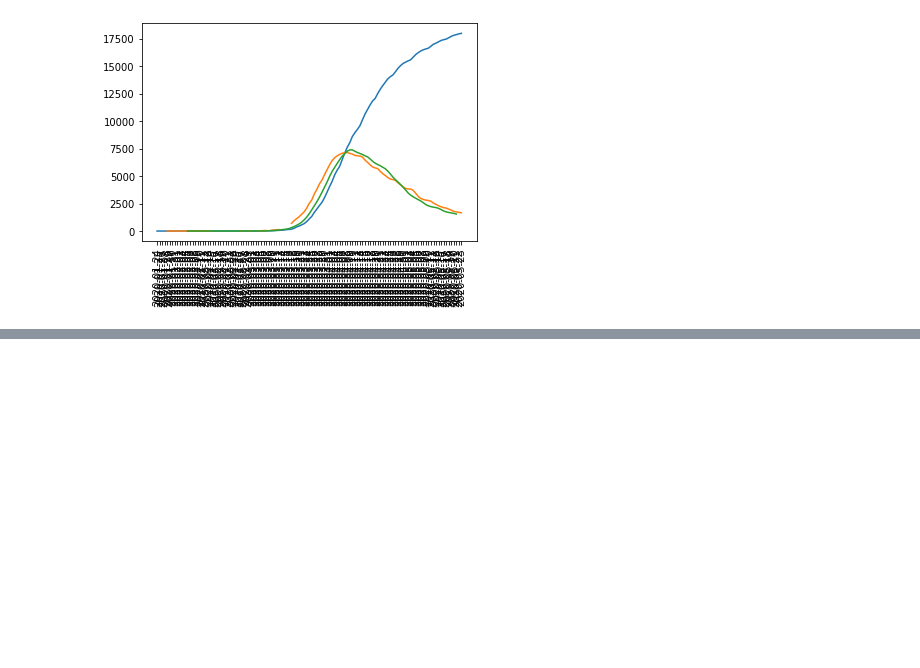
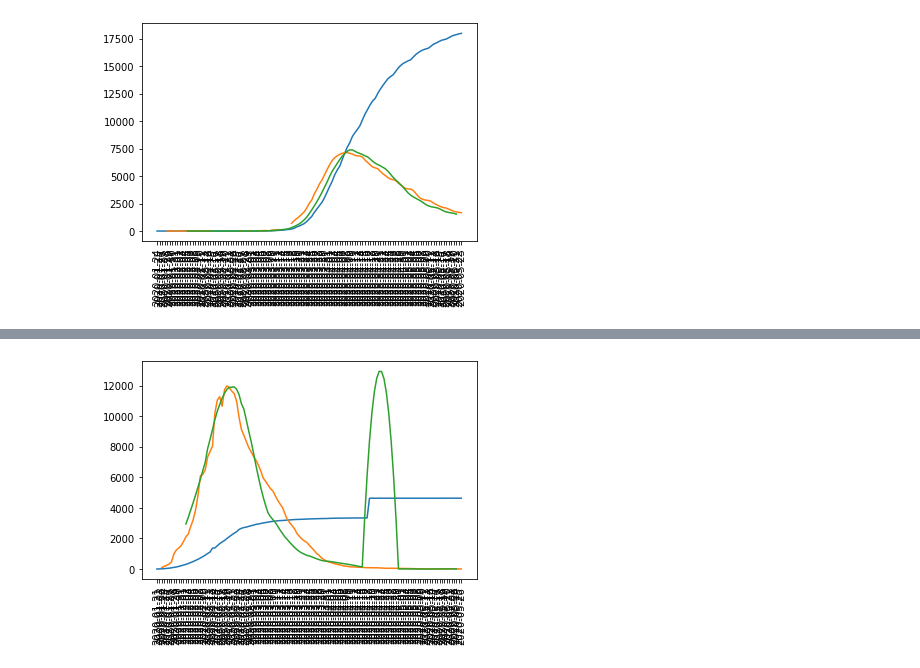
Before and after one commit to jiyingz/COVID19_projections, a Jupyter notebook: predict_severe_from_deaths.ipynb, the cells around one changed output, grey strips where cells are left out. Saved outputs shown, nothing was run; the diff lists cells and outputs as text; code cells hidden in the pictures; blank space fills up the shorter version.

Commit message:
add China severe preds

```diff
--- a/predict_severe_from_deaths.ipynb
+++ b/predict_severe_from_deaths.ipynb
@@ -122,0 +145,7 @@ plt.show()
+# %%
+#Filter for deaths, dropping missing obs
+china_deaths = china[["dateind", "deaths_ttl"]].dropna()
+
+#Add severe case prediction category (= slope * c)
+china_deaths["pred_severe"] = np.nan
+china_deaths
@@ -122,0 +166,20 @@ plt.show()
+# %%
+#Set params
+window_size = 15
+lag_days = 3
+c = 100
+# %%
+#Calculate slopes over a rolling window
+for i in range(window_size, china_deaths.shape[0]+1):
+    X = china_deaths[i-window_size: i]["dateind"].to_numpy().reshape(-1, 1)
+    Y = china_deaths[i-window_size: i]["deaths_ttl"].to_numpy().reshape(-1, 1)
+    regressor = LinearRegression()
+    regressor.fit(X, Y)
+    china_deaths.at[i-lag_days,"pred_severe"] = regressor.coef_[0] * c
+# %%
+#Join back onto full data
+china = pd.merge(china, china_deaths,
+                  how='left',
+                  left_on=["dateind", "deaths_ttl"],
+                  right_on = ["dateind", "deaths_ttl"])
+china
@@ -122,0 +200,10 @@ plt.show()
+# %%
+#Blue = cumulative deaths
+#Orange = actual severe cases
+#Green = predicted severe cases
+plt.plot(china["date"], china["deaths_ttl"], china["severe_ttl"])
+plt.plot(china["date"], china["pred_severe"])
+plt.xticks(rotation=90)
+plt.show()
+# %% [output]
+[figure, added]
```
Also changed, not shown: parts of 4 cells of this notebook.
